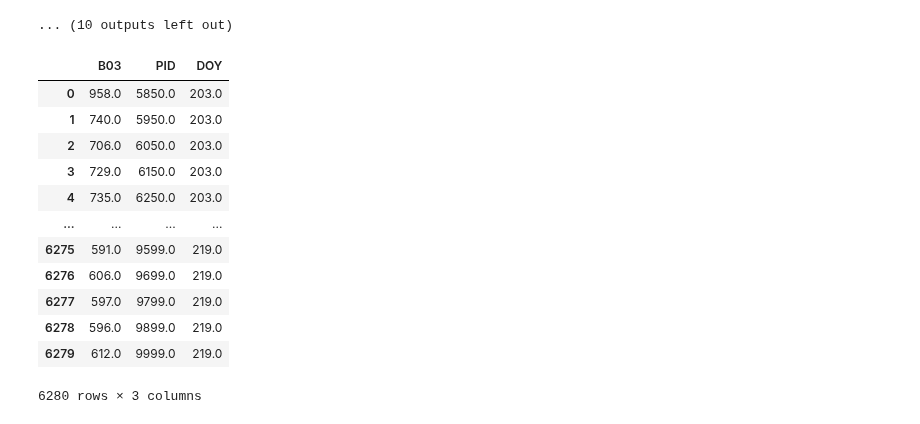
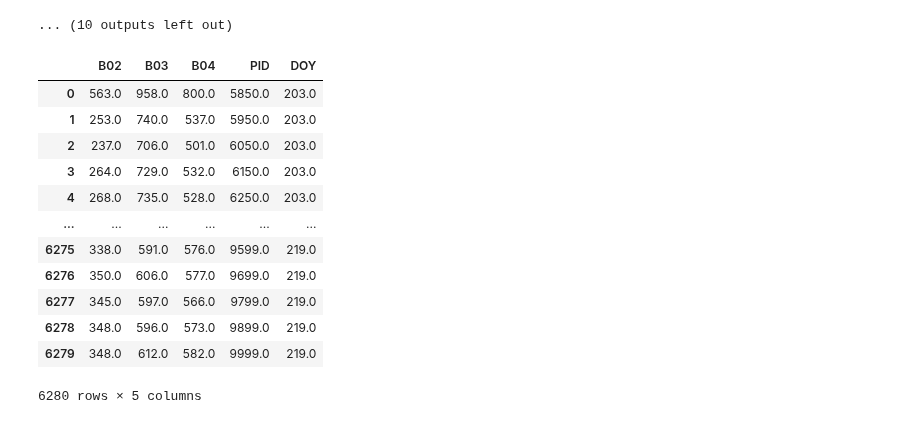
Before and after one commit to koyacolab/aispace, a Jupyter notebook: ai.ipynb, the cells around one changed output. Cells and saved outputs as stored; diff of their text form; code cells hidden in the pictures.

Commit message:
RGB trainable

```diff
--- a/ai.ipynb
+++ b/ai.ipynb
@@ -243,46 +243,46 @@ train_data
 # %%
 #### CODE DATA 4 TRAIN #####################################
 train_columns_list = ['B02', 'B03', 'B04', 'PID', 'DOY']
-train_columns_list = ['B03', 'PID', 'DOY']
+# train_columns_list = ['B03', 'PID', 'DOY']
 data = train_data[train_columns_list].copy()
 
 display(data)
 
 # # Create a new DataFrame with four columns
 # data = data.melt(id_vars=['PID', 'DOY'], value_vars=['B02', 'B03', 'B04'],
 #                     var_name='BNAME', value_name='BAND')
 
 # data['BNAME'] = data['BNAME'].astype(str)
 # #############################################################
 
 # # Get only trainable columns ###########################
 # train_columns_list = ['DOY', 'PID', 'BNAME', 'BAND']
 
 # data = data[train_columns_list].copy()
 
 # # data = data.astype(table_dtype)
 # print(data.dtypes.tolist())
 # # Reset the index to remove it
 # data = data.reset_index(drop=True)
 # # train_data.columns = final_columns_list
 # print(f'Code data 4 trainable is for {train_columns_list}')
 # display(data)
 
 # print('Ready for train...')
 # %% [output]
-|  | B03 | PID | DOY |
-| 0 | 958.0 | 5850.0 | 203.0 |
-| 1 | 740.0 | 5950.0 | 203.0 |
-| 2 | 706.0 | 6050.0 | 203.0 |
-| 3 | 729.0 | 6150.0 | 203.0 |
-| 4 | 735.0 | 6250.0 | 203.0 |
-| ... | ... | ... | ... |
-| 6275 | 591.0 | 9599.0 | 219.0 |
-| 6276 | 606.0 | 9699.0 | 219.0 |
-| 6277 | 597.0 | 9799.0 | 219.0 |
-| 6278 | 596.0 | 9899.0 | 219.0 |
-| 6279 | 612.0 | 9999.0 | 219.0 |
+|  | B02 | B03 | B04 | PID | DOY |
+| 0 | 563.0 | 958.0 | 800.0 | 5850.0 | 203.0 |
+| 1 | 253.0 | 740.0 | 537.0 | 5950.0 | 203.0 |
+| 2 | 237.0 | 706.0 | 501.0 | 6050.0 | 203.0 |
+| 3 | 264.0 | 729.0 | 532.0 | 6150.0 | 203.0 |
+| 4 | 268.0 | 735.0 | 528.0 | 6250.0 | 203.0 |
+| ... | ... | ... | ... | ... | ... |
+| 6275 | 338.0 | 591.0 | 576.0 | 9599.0 | 219.0 |
+| 6276 | 350.0 | 606.0 | 577.0 | 9699.0 | 219.0 |
+| 6277 | 345.0 | 597.0 | 566.0 | 9799.0 | 219.0 |
+| 6278 | 348.0 | 596.0 | 573.0 | 9899.0 | 219.0 |
+| 6279 | 348.0 | 612.0 | 582.0 | 9999.0 | 219.0 |
-6280 rows × 3 columns
+6280 rows × 5 columns
 # %%
 # #### TRAIN TOKENIZER FOR HLS DATA ################################################
 # #### TRAIN ONCE AND COMMENT FOR AVOID FORKING TOKENIZER ##########################
```
Also changed, not shown: parts of 2 cells of this notebook.
